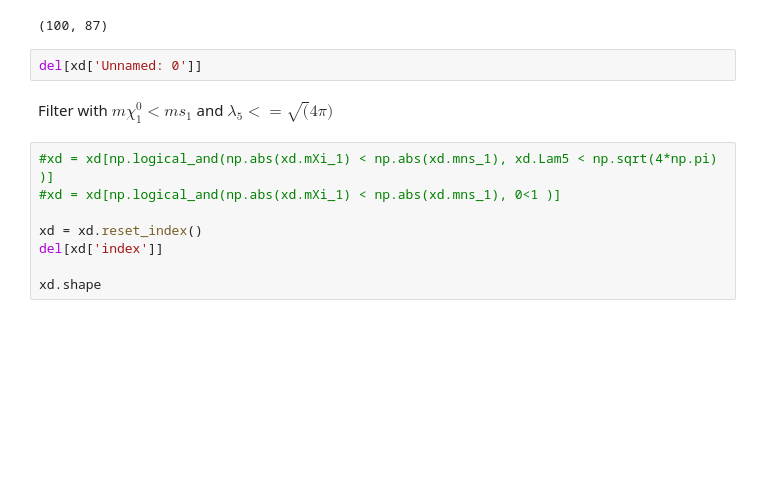
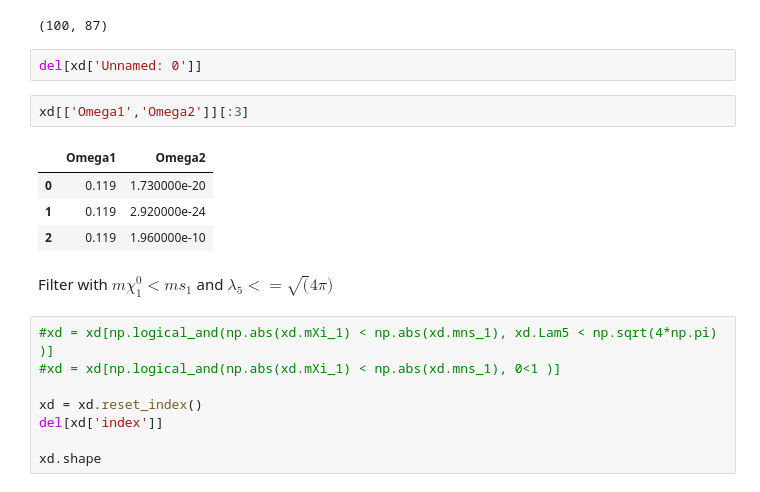
Before and after one commit to davidsuarezr/MDEO, a Jupyter notebook: Benchmark-point-DM-NO-KM.ipynb, the cells around one changed output. Cells and saved outputs as stored; diff of their text form; blank space fills up the shorter version.

```diff
--- a/Benchmark-point-DM-NO-KM.ipynb
+++ b/Benchmark-point-DM-NO-KM.ipynb
@@ -33,6 +33,13 @@ xd.shape
 (100, 87)
 # %%
 del[xd['Unnamed: 0']]
+# %%
+xd[['Omega1','Omega2']][:3]
+# %% [output]
+|  | Omega1 | Omega2 |
+| 0 | 0.119 | 1.730000e-20 |
+| 1 | 0.119 | 2.920000e-24 |
+| 2 | 0.119 | 1.960000e-10 |
 # %% [markdown]
 Filter with $m {\chi_1^0} < m {s_1}$ and $\lambda_5 <= \sqrt(4\pi)$
 # %%
```
Also changed, not shown: parts of 14 cells of this notebook, 1 other file.
